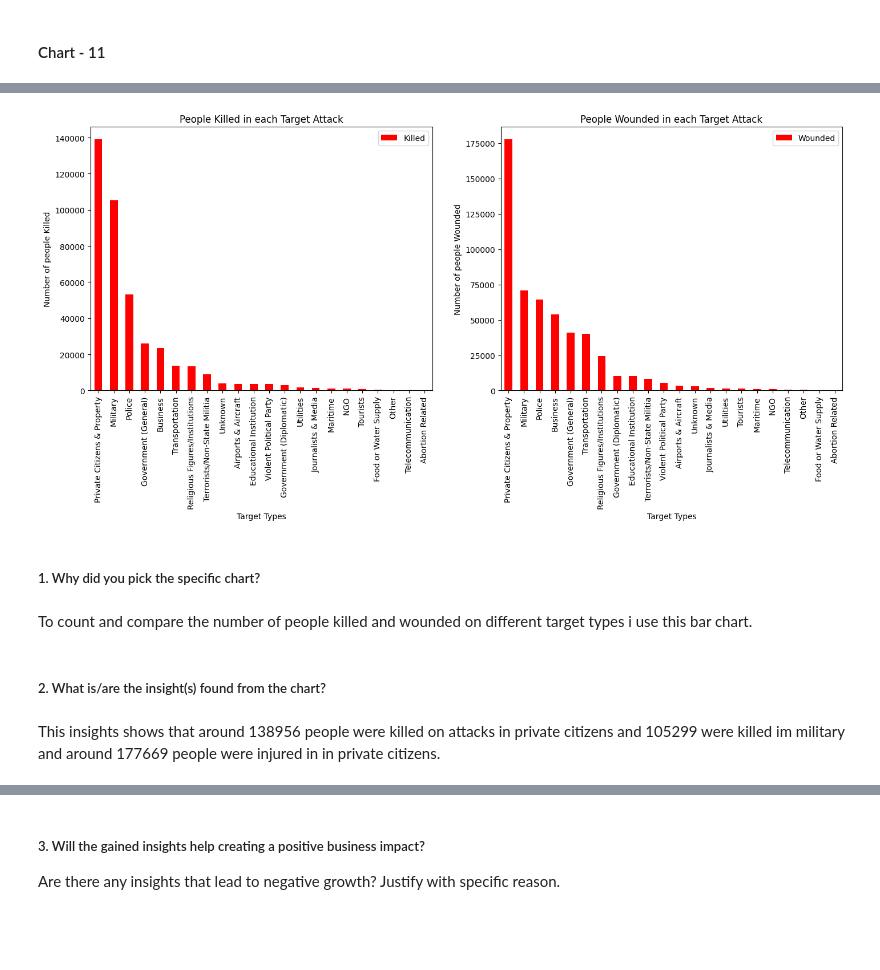
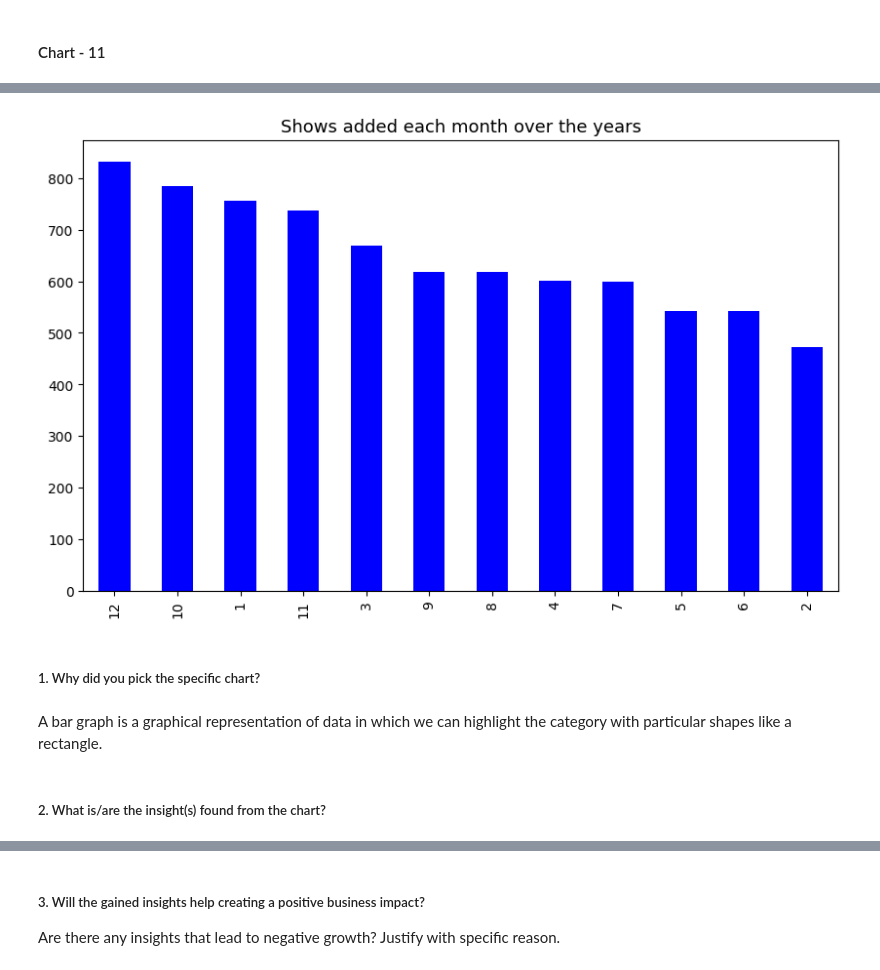
Before and after one commit to VIRU2341/alma-beetter-netflix, a Jupyter notebook: NETFLIX_MOVIES_AND_TV_SHOWS_EDA_analysis.ipynb, the cells around one changed output, grey strips where cells are left out. Cells and saved outputs as stored; diff of their text form; code cells hidden in the pictures; blank space fills up the shorter version.

```diff
--- a/NETFLIX_MOVIES_AND_TV_SHOWS_EDA_analysis.ipynb
+++ b/NETFLIX_MOVIES_AND_TV_SHOWS_EDA_analysis.ipynb
@@ -249,6 +249,7 @@ df.dropna(axis=0, inplace = True)
 #df["date_added"]=pd.DatetimeIndex(df.date_added)
 df["year"]=pd.DatetimeIndex(df["date_added"]).year
 df["month"]=pd.DatetimeIndex(df["date_added"]).month
+df.drop('date_added', axis=1, inplace=True)
 # %%
 df.columns
 # %% [output]
@@ -648,28 +605,16 @@ killed
-# %%
-# Chart - 11 visualization code
-fig=plt.figure()
-ax0=fig.add_subplot(1,2,1)
-ax1=fig.add_subplot(1,2,2)
-
-#Killed
-killed.plot(kind="bar",color='red',figsize=(17,6),ax=ax0)
-ax0.set_title("People Killed in each Target Attack")
-ax0.set_xlabel("Target Types")
-ax0.set_ylabel("Number of people Killed")
-
-#Wounded
-wounded.plot(kind="bar",color='red',figsize=(17,6),ax=ax1)
-ax1.set_title("People Wounded in each Target Attack")
-ax1.set_xlabel("Target Types")
-ax1.set_ylabel("Number of people Wounded")
-plt.show()
-# %% [output]
-[figure, removed]
+# %%
+# Chart - 11 visualization code
+# Number of shows added on different months
+month=df['month'].value_counts()
+month.head(12)
+month.plot(kind="bar",color='blue',figsize=(10,6))
+plt.title('Shows added each month over the years',fontsize=13)
+plt.show()
+# %% [output]
+[figure, added]
 # %% [markdown]
 ##### 1. Why did you pick the specific chart?
-# %% [markdown]
-To count and compare the number of people killed and wounded on different target types i use this bar chart.
+# %% [markdown]
+A bar graph is a graphical representation of data in which we can highlight the category with particular shapes like a rectangle.
 # %% [markdown]
 ##### 2. What is/are the insight(s) found from the chart?
-# %% [markdown]
-This insights shows that around 138956 people were killed on attacks in private citizens and 105299 were killed im military  and around 177669 people were injured in  in private citizens.
```
Also changed, not shown: parts of 41 cells of this notebook.
